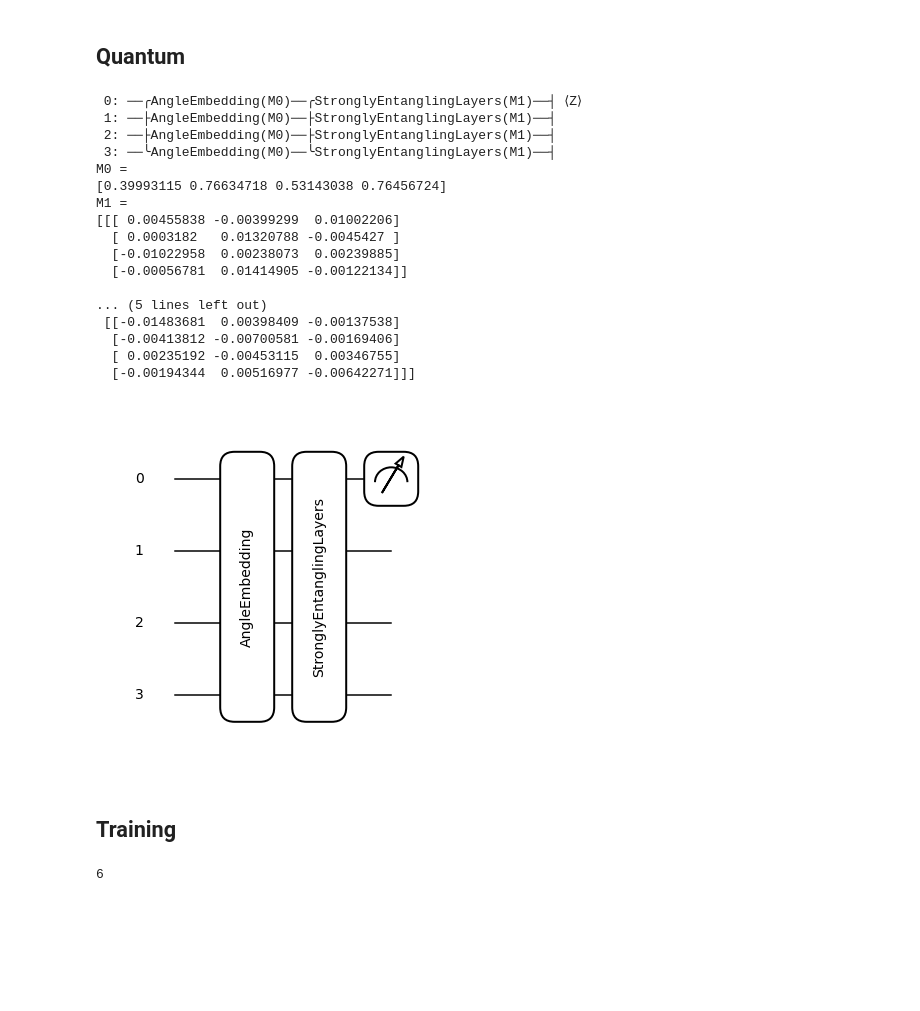
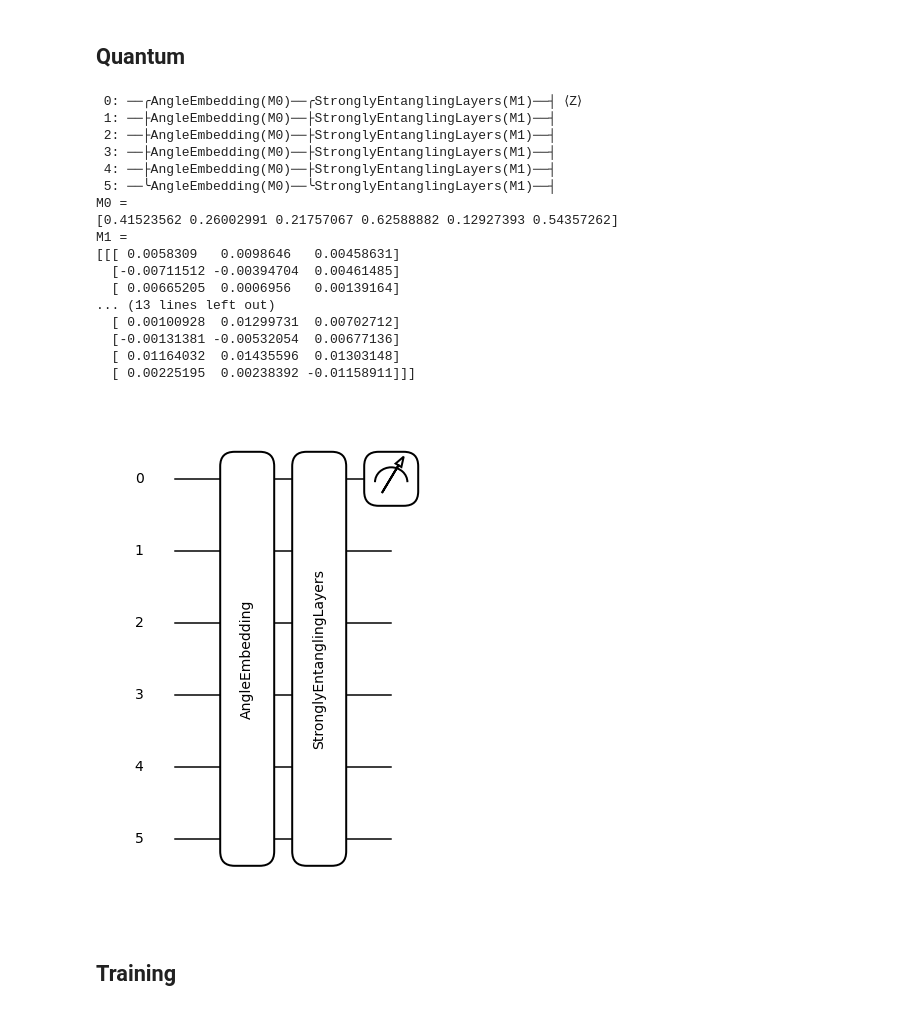
Before and after one commit to diogodebastos/StopQML, a Jupyter notebook: VQC.ipynb, the cells around one changed output. Cells and saved outputs as stored; diff of their text form; code cells hidden in the pictures; blank space fills up the shorter version.

```diff
--- a/VQC.ipynb
+++ b/VQC.ipynb
@@ -67,8 +71,9 @@ plt.show()
 # %% [output]
 [figure]
 # %%
+plt.rcParams['figure.figsize'] = [24, 24]
 fig, axs = plt.subplots(4, 3)
-fig.subplots_adjust(hspace = 2, wspace=1)
+#fig.subplots_adjust(hspace = 0.5, wspace=0.5)
 axs = axs.ravel()
 canvas = 0
 
@@ -84,5 +110,6 @@ plt.show()
 # %%
 # Add categoty
+sgDict["XS"] = numpy.ones(sgJet1Pt.size)
 sgDict["category"] = numpy.ones(sgJet1Pt.size)
 bkDict["category"] = -numpy.ones(bkJet1Pt.size)
 # %%
@@ -131,29 +160,49 @@ def dataForQDevice(n_samples, sampleDict, features):
     return tensor
 # %%
 #n_samples = 3000 #500
-n_samples = 50
+n_samples = 256
+n_samples = 1024
 
 features = ["LepPt", "Met", "Jet1Pt","mt"]
+features = ["LepPt", "Met", "Jet1Pt","mt","HT","JetHBpt"]
+weights  = ["XS","Nevt"]
+features.extend(weights)
 #features = myFeatures
 
-X0 = dataForQDevice(n_samples,sgDict,features)
-X1 = dataForQDevice(n_samples,bkDict,features)
+#X0 = dataForQDevice(n_samples,sgDict,features)
+#X1 = dataForQDevice(n_samples,bkDict,features)
 
-Y0 = np.array(sgDict["category"][:n_samples])
-Y1 = np.array(bkDict["category"][:n_samples])
+#Y0 = np.array(sgDict["category"][:n_samples])
+#Y1 = np.array(bkDict["category"][:n_samples])
+
+#W0 = np.array(sgDict["XS"][:n_samples])/np.array(sgDict["Nevt"][:n_samples])
+#W1 = np.array(bkDict["XS"][:n_samples])/np.array(bkDict["Nevt"][:n_samples])
+
+sg_samples = sgJet1Pt.size
+bk_samples = bkJet1Pt.size
+
+X0 = dataForQDevice(sg_samples,sgDict,features)
+X1 = dataForQDevice(bk_samples,bkDict,features)
+
+Y0 = np.array(sgDict["category"][:sg_samples])
+Y1 = np.array(bkDict["category"][:bk_samples])
+
+W0 = np.array(sgDict["XS"][:sg_samples])/np.array(sgDict["Nevt"][:sg_samples])
+W1 = np.array(bkDict["XS"][:bk_samples])/np.array(bkDict["Nevt"][:bk_samples])
 
 X = np.concatenate([X0,X1], axis=0)
 Y = np.concatenate([Y0,Y1], axis=0)
+W = np.concatenate([W0,W1], axis=0)
 
 # normalize data
-X = minmax_scale(X,feature_range=(0, numpy.pi))
+X[:,:-2] = minmax_scale(X[:,:-2],feature_range=(0, numpy.pi))
 
 # split data into train + validation and test
 X_train_val , X_test , y_train_val , y_test=train_test_split(X , Y , test_size=0.2)
 # %% [markdown]
 ## Quantum
 # %%
-n_qubits = X.shape[1]
+n_qubits = X.shape[1]-2
 # %%
 # quantum device
 dev = qml.device('default.qubit', wires=n_qubits)
@@ -175,40 +224,43 @@ def variational_classifier(theta_weights, theta_bias, x=None):
     return circuit(weights, x=x)+bias
 # %%
 # number of quantum layers
+n_layers = 12
 n_layers = 3
-#n_layers = len(features)+1
+#n_layers = len(features)-2
+#n_layers = (len(features)-2)*3
 
 # draw random quantum node weights / initial weights
 theta_weights = 0.01 * np.random.randn(n_layers, n_qubits, 3, requires_grad=True)
 theta_bias = np.array(0.0, requires_grad=True)
 
-circuit(theta_weights, X[2])
+circuit(theta_weights, X[2,:-2])
 drawer = qml.draw(circuit)
-print(qml.draw(circuit)(theta_weights, X[2]))
+print(qml.draw(circuit)(theta_weights, X[2,:-2]))
 # %% [output]
  0: ──╭AngleEmbedding(M0)──╭StronglyEntanglingLayers(M1)──┤ ⟨Z⟩
  1: ──├AngleEmbedding(M0)──├StronglyEntanglingLayers(M1)──┤
  2: ──├AngleEmbedding(M0)──├StronglyEntanglingLayers(M1)──┤
- 3: ──╰AngleEmbedding(M0)──╰StronglyEntanglingLayers(M1)──┤
+ 3: ──├AngleEmbedding(M0)──├StronglyEntanglingLayers(M1)──┤
+ 4: ──├AngleEmbedding(M0)──├StronglyEntanglingLayers(M1)──┤
+ 5: ──╰AngleEmbedding(M0)──╰StronglyEntanglingLayers(M1)──┤
 M0 =
-[0.39993115 0.76634718 0.53143038 0.76456724]
+[0.41523562 0.26002991 0.21757067 0.62588882 0.12927393 0.54357262]
 M1 =
-[[[ 0.00455838 -0.00399299  0.01002206]
-  [ 0.0003182   0.01320788 -0.0045427 ]
-  [-0.01022958  0.00238073  0.00239885]
-  [-0.00056781  0.01414905 -0.00122134]]
-
-... (5 lines left out)
- [[-0.01483681  0.00398409 -0.00137538]
-  [-0.00413812 -0.00700581 -0.00169406]
-  [ 0.00235192 -0.00453115  0.00346755]
-  [-0.00194344  0.00516977 -0.00642271]]]
+[[[ 0.0058309   0.0098646   0.00458631]
+  [-0.00711512 -0.00394704  0.00461485]
+  [ 0.00665205  0.0006956   0.00139164]
+... (13 lines left out)
+  [ 0.00100928  0.01299731  0.00702712]
+  [-0.00131381 -0.00532054  0.00677136]
+  [ 0.01164032  0.01435596  0.01303148]
+  [ 0.00225195  0.00238392 -0.01158911]]]
 # %%
+plt.rcParams['figure.figsize'] = [10,5]
 qml.drawer.use_style('black_white')
-fig, ax = qml.draw_mpl(circuit)(theta_weights, X_test[2])
+fig, ax = qml.draw_mpl(circuit)(theta_weights, X_test[2,:-2])
 fig.show()
 # %% [output]
-[figure, old version]
+[figure, new version]
 # %% [markdown]
 ## Training
 # %%
@@ -234,7 +287,3 @@ n_epochs = 15
-# %%
-batches
-# %% [output]
-6
 # %%
 # build the optimizer object
 #pennylane_opt = qml.GradientDescentOptimizer(0.2)
```
Also changed, not shown: parts of 33 cells of this notebook.
